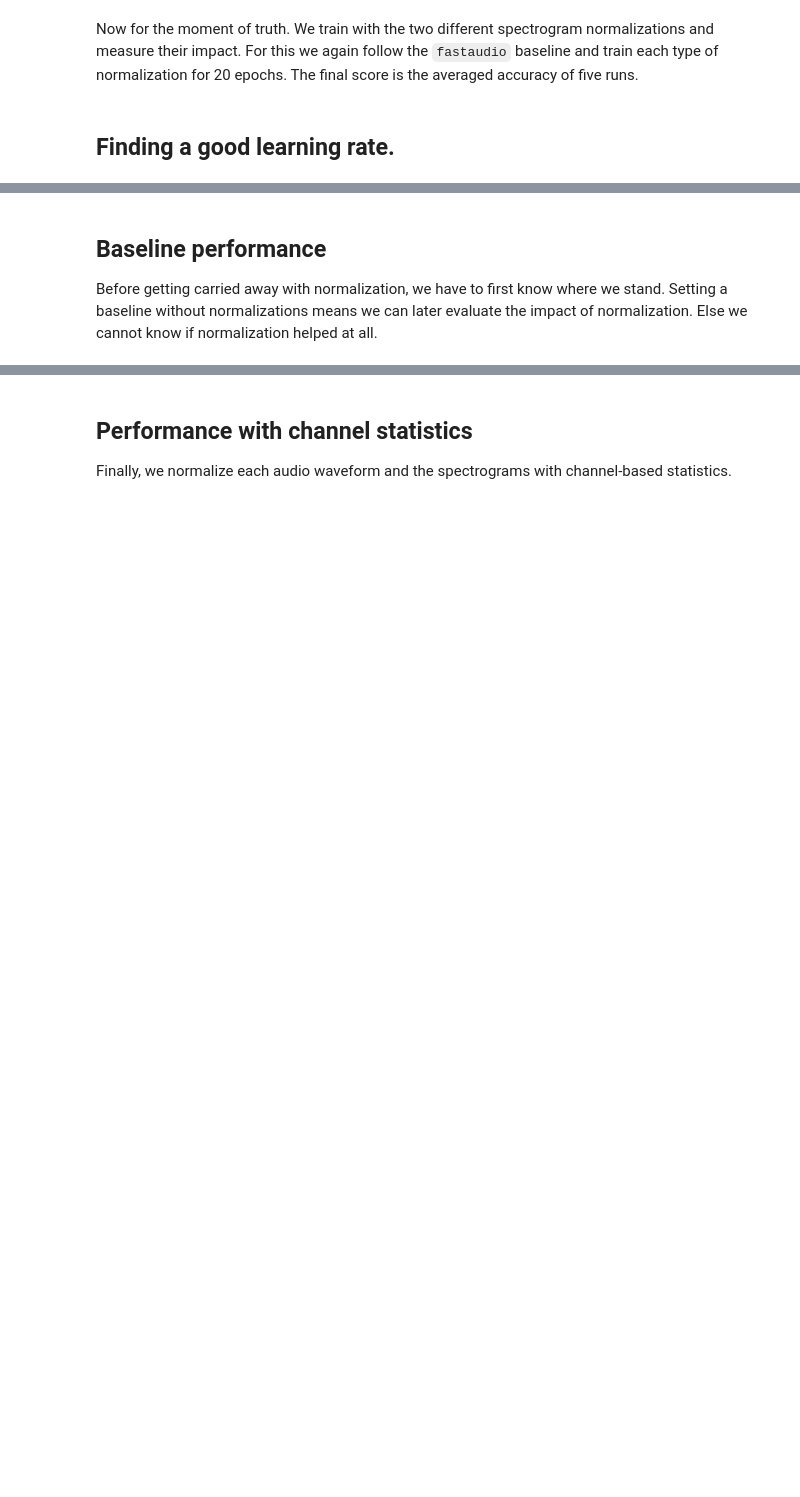
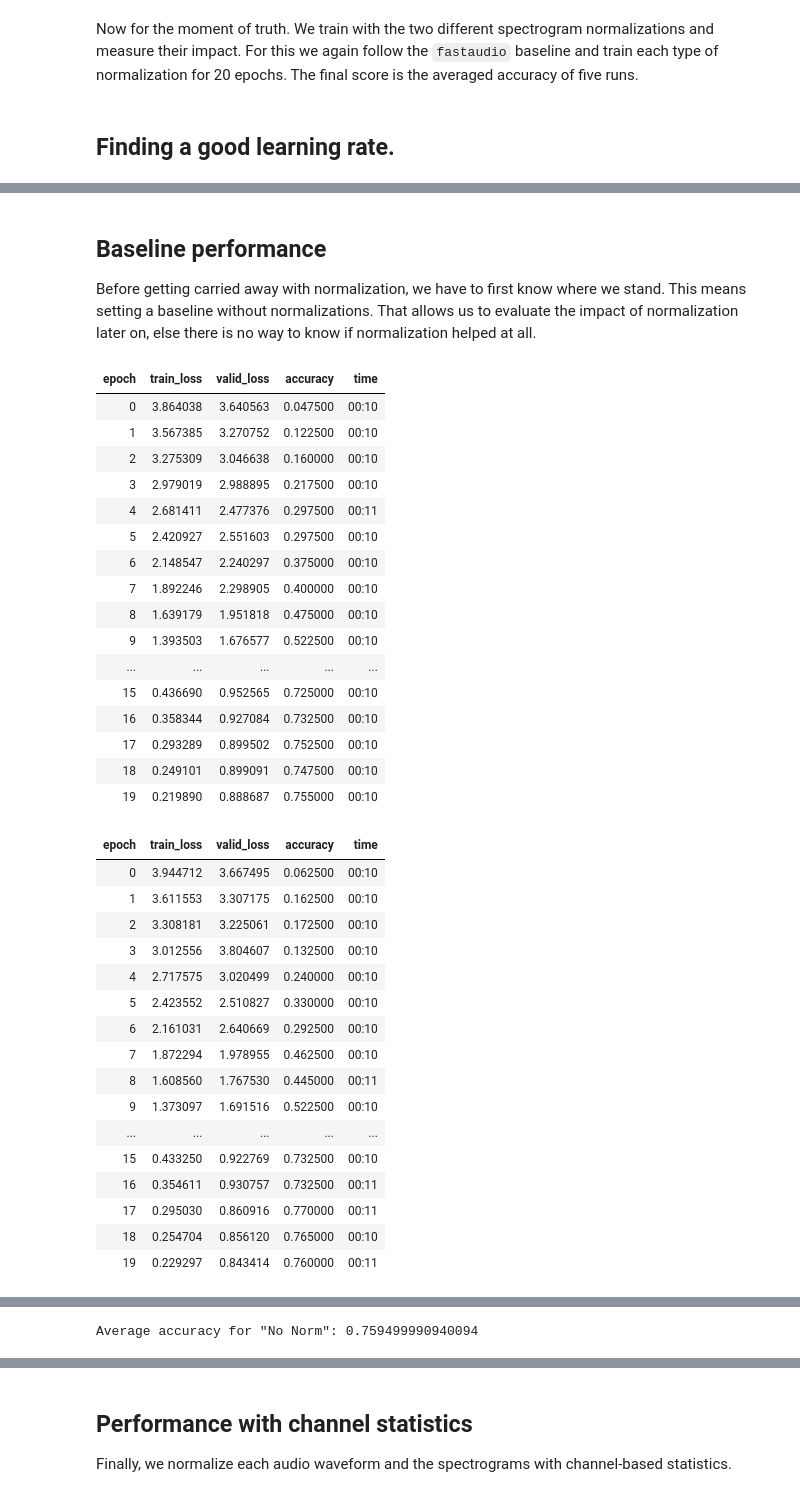
Before and after one commit to enzokro/clck10, a Jupyter notebook: _notebooks/2020-08-04-Normalizing-spectrograms-for-deep-learning.ipynb, the cells around one changed output, grey strips where cells are left out. Cells and saved outputs as stored; diff of their text form; code cells hidden in the pictures; blank space fills up the shorter version.

```diff
--- a/_notebooks/2020-08-04-Normalizing-spectrograms-for-deep-learning.ipynb
+++ b/_notebooks/2020-08-04-Normalizing-spectrograms-for-deep-learning.ipynb
@@ -342,21 +398,56 @@ def train_loops(dls, name, num_runs=num_runs, epochs=epochs):
     "Runs `num_runs` training loops with `dls` for given `epochs`."
     accuracies = []
     for i in range(num_runs):
-        learn = cnn_learner(dls,
-                            xresnet18,
-                            pretrained=False,
-                            config=cnn_config(n_in=1),
-                            loss_fn=CrossEntropyLossFlat,
-                            metrics=[accuracy],)
+        # make new grayscale xresnet
+        model = xresnet18(pretrained=False, n_out=50)
+        make_xresnet_grayscale(model, n_in=1)
+        # get learner for this run
+        learn = Learner(dls, model, metrics=[accuracy])
+        # train network and track accuracy
         learn.fit_one_cycle(epochs, good_lr)
         accuracies.append(learn.recorder.values[-1][-1])
     print(f'Average accuracy for "{name}": {sum(accuracies) / num_runs}')
 # %% [markdown]
 ## Baseline performance
 
-Before getting carried away with normalization, we have to first know where we stand. Setting a baseline without normalizations means we can later evaluate the impact of normalization. Else we cannot know if normalization helped at all.
+Before getting carried away with normalization, we have to first know where we stand. This means setting a baseline without normalizations. That allows us to evaluate the impact of normalization later on, else there is no way to know if normalization helped at all.
 # %%
-# # data without normalization
-# dls = get_dls(batch_tfms=[audio2spec])
-# # run training loops
-# train_loops(dls, name='No Norm')
+# data without normalization
+dls = get_dls(batch_tfms=[audio2spec])
+# run training loops
+train_loops(dls, name='No Norm')
+# %% [output]
+| epoch | train_loss | valid_loss | accuracy | time |
+| 0 | 3.864038 | 3.640563 | 0.047500 | 00:10 |
+| 1 | 3.567385 | 3.270752 | 0.122500 | 00:10 |
+| 2 | 3.275309 | 3.046638 | 0.160000 | 00:10 |
+| 3 | 2.979019 | 2.988895 | 0.217500 | 00:10 |
+| 4 | 2.681411 | 2.477376 | 0.297500 | 00:11 |
+| 5 | 2.420927 | 2.551603 | 0.297500 | 00:10 |
+| 6 | 2.148547 | 2.240297 | 0.375000 | 00:10 |
+| 7 | 1.892246 | 2.298905 | 0.400000 | 00:10 |
+| 8 | 1.639179 | 1.951818 | 0.475000 | 00:10 |
+| 9 | 1.393503 | 1.676577 | 0.522500 | 00:10 |
+| ... | ... | ... | ... | ... |
+| 15 | 0.436690 | 0.952565 | 0.725000 | 00:10 |
+| 16 | 0.358344 | 0.927084 | 0.732500 | 00:10 |
+| 17 | 0.293289 | 0.899502 | 0.752500 | 00:10 |
+| 18 | 0.249101 | 0.899091 | 0.747500 | 00:10 |
+| 19 | 0.219890 | 0.888687 | 0.755000 | 00:10 |
+| epoch | train_loss | valid_loss | accuracy | time |
+| 0 | 3.944712 | 3.667495 | 0.062500 | 00:10 |
+| 1 | 3.611553 | 3.307175 | 0.162500 | 00:10 |
+| 2 | 3.308181 | 3.225061 | 0.172500 | 00:10 |
+| 3 | 3.012556 | 3.804607 | 0.132500 | 00:10 |
+| 4 | 2.717575 | 3.020499 | 0.240000 | 00:10 |
+| 5 | 2.423552 | 2.510827 | 0.330000 | 00:10 |
+| 6 | 2.161031 | 2.640669 | 0.292500 | 00:10 |
+| 7 | 1.872294 | 1.978955 | 0.462500 | 00:10 |
+| 8 | 1.608560 | 1.767530 | 0.445000 | 00:11 |
+| 9 | 1.373097 | 1.691516 | 0.522500 | 00:10 |
+| ... | ... | ... | ... | ... |
+| 15 | 0.433250 | 0.922769 | 0.732500 | 00:10 |
+| 16 | 0.354611 | 0.930757 | 0.732500 | 00:11 |
+| 17 | 0.295030 | 0.860916 | 0.770000 | 00:11 |
+| 18 | 0.254704 | 0.856120 | 0.765000 | 00:10 |
+| 19 | 0.229297 | 0.843414 | 0.760000 | 00:11 |
@@ -363,2 +505,3 @@ Before getting carried away with normalization, we have to first know where we s
+Average accuracy for "No Norm": 0.759499990940094
 # %% [markdown]
 ## Performance with global statistics
```
Also changed, not shown: parts of 52 cells of this notebook.
